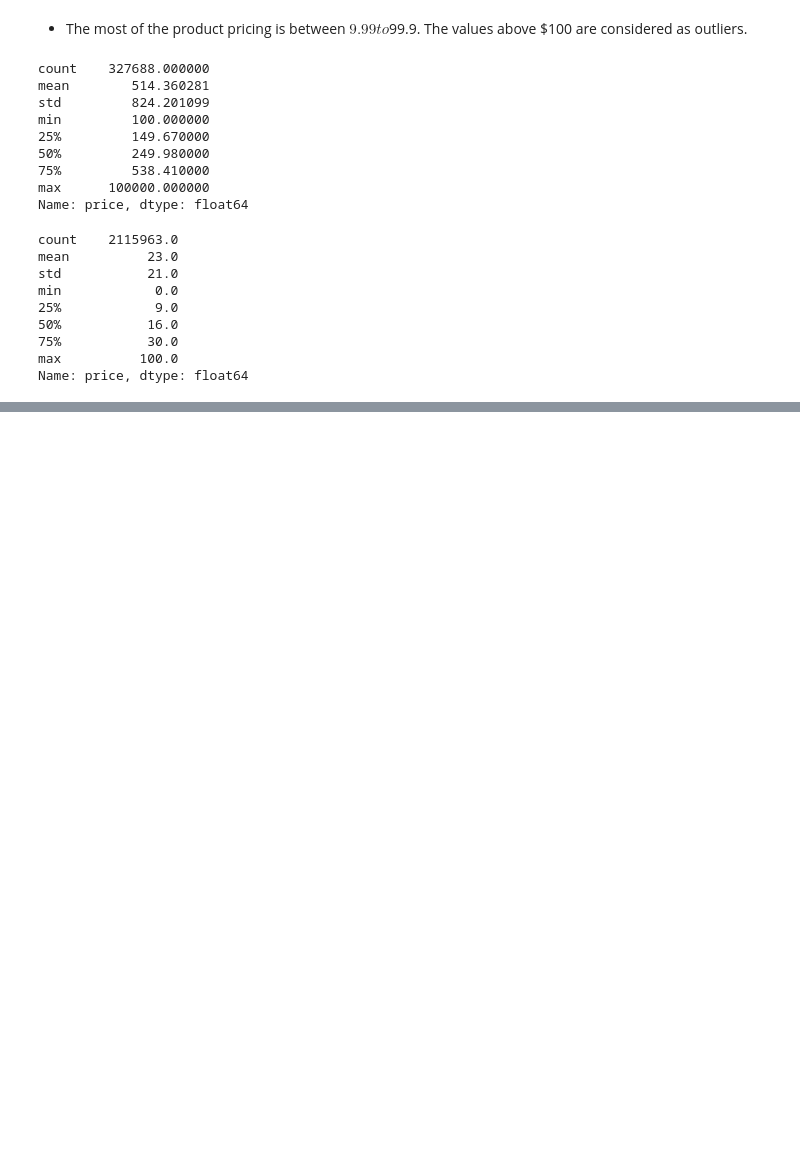
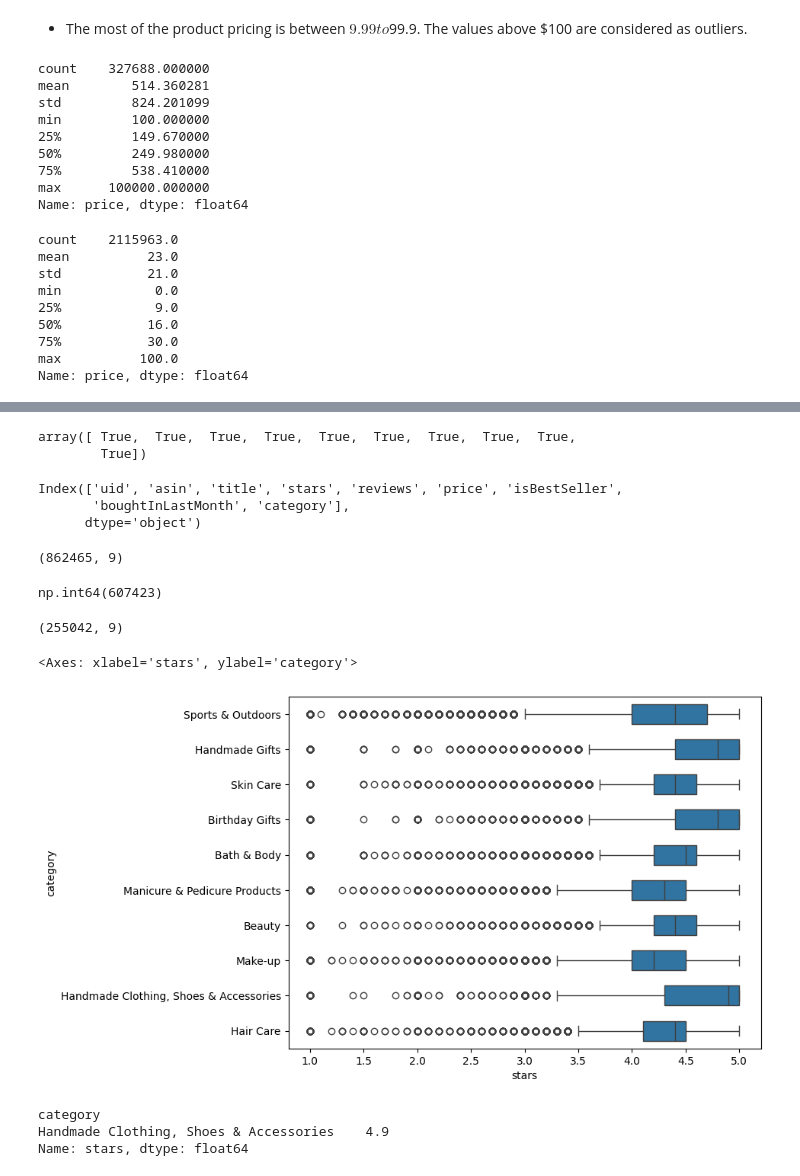
Before and after one commit to harmandeep2993/lab-eda-bivariate, a Jupyter notebook: lab-bivariate-eda.ipynb, the cells around one changed output, grey strips where cells are left out. Cells and saved outputs as stored; diff of their text form; code cells hidden in the pictures; blank space fills up the shorter version.

```diff
--- a/lab-bivariate-eda.ipynb
+++ b/lab-bivariate-eda.ipynb
@@ -360,0 +519,3 @@ crosstab_cat_price =
+# %%
+top10_category = df['category'].value_counts().sort_values(ascending= False).head(10).index
+top10_category
@@ -360,0 +528,3 @@ crosstab_cat_price =
+# %%
+df_top10 = df[df['category'].isin(top10_category)]
+df_top10
@@ -360,0 +559,43 @@ crosstab_cat_price =
+# %%
+df_top10['category'].sort_values().unique() == top10_category.sort_values()
+# %% [output]
+array([ True,  True,  True,  True,  True,  True,  True,  True,  True,
+        True])
+# %%
+df_top10.columns
+# %% [output]
+Index(['uid', 'asin', 'title', 'stars', 'reviews', 'price', 'isBestSeller',
+       'boughtInLastMonth', 'category'],
+      dtype='object')
+# %%
+df_top10.shape
+# %% [output]
+(862465, 9)
+# %%
+df_top10[df_top10['stars']==float(0)].value_counts().sum()
+# %% [output]
+np.int64(607423)
+# %%
+df_top10_without_0star = df_top10[~(df_top10['stars']==float(0))]
+
+df_top10_without_0star.shape
+# %% [output]
+(255042, 9)
+# %%
+plt.figure(figsize=(8,6))
+sns.boxplot(
+    data=df_top10_without_0star,
+    x = 'stars',
+    y = 'category',
+    gap= 0.3
+)
+# %% [output]
+<Axes: xlabel='stars', ylabel='category'>
+[figure, added]
+# %%
+# category with highest median rating
+df_top10_without_0star.groupby('category')['stars'].median().sort_values(ascending= False).head(1)
+# %% [output]
+category
+Handmade Clothing, Shoes & Accessories    4.9
+Name: stars, dtype: float64
```
Also changed, not shown: parts of 37 cells of this notebook.
